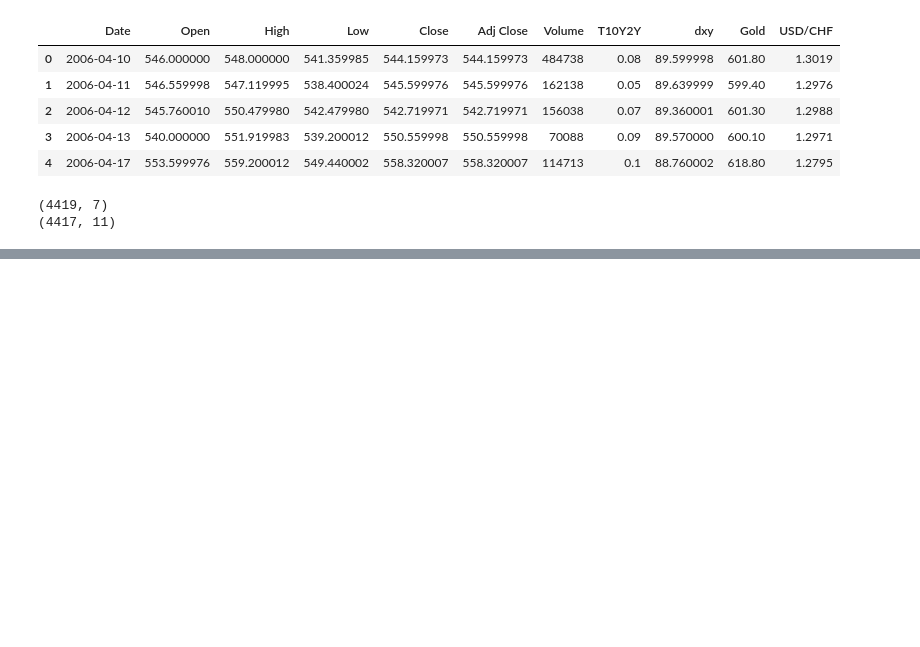
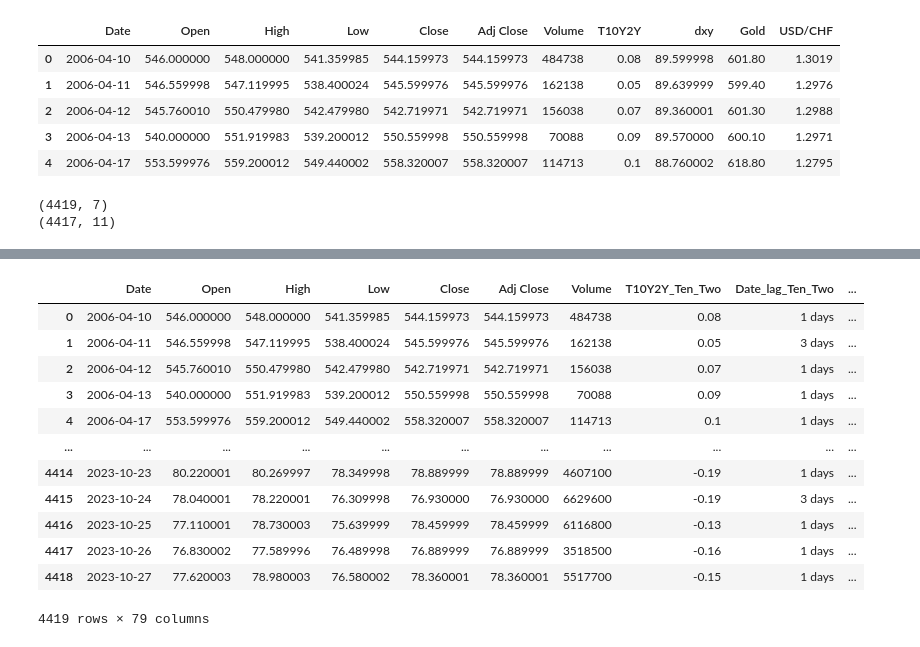
Before and after one commit to VibhuKrovvidi/USO_ETF_Day_Trading, a Jupyter notebook: notebooks/0_data_augmentation.ipynb, the cells around one changed output, grey strips where cells are left out. Cells and saved outputs as stored; diff of their text form; code cells hidden in the pictures; blank space fills up the shorter version.

Commit message:
Add master list of columns

```diff
--- a/notebooks/0_data_augmentation.ipynb
+++ b/notebooks/0_data_augmentation.ipynb
@@ -9,6 +9,9 @@ ten_two_df = pd.read_csv('../data/T10Y2Y.csv')
 dxy_df = pd.read_csv('../data/DX-Y.NYB.csv')
 gold_df = pd.read_csv('../data/Gold.csv')
 chf_df = pd.read_csv('../data/CHF.csv')
+bno_df = pd.read_csv("../data/BNO.csv")
+gsci_df = pd.read_csv("../data/GSCI.csv")
+usl_df = pd.read_csv("../data/USL.csv")
 # %%
 def update_date_field_type(df):
     df['Date'] = pd.to_datetime(df['Date'])
@@ -18,6 +21,9 @@ update_date_field_type(ten_two_df)
 update_date_field_type(dxy_df)
 update_date_field_type(gold_df)
 update_date_field_type(chf_df)
+update_date_field_type(bno_df)
+update_date_field_type(gsci_df)
+update_date_field_type(usl_df)
 # %%
 uso_df.head()
 # %% [output]
@@ -148,0 +164,17 @@ print(uso_extended_df.shape)
+# %%
+base_df = uso_df.copy()
+to_merge_list = [ten_two_df, dxy_df, gold_df, chf_df, bno_df, gsci_df, usl_df]
+to_merge_names = ["_Ten_Two", "_DXY", "_GOLD", "_CHF", "_BNO", "_GSCI", "_USL"]
+
+for idx, to_merge in enumerate(to_merge_list):
+    for col in to_merge.columns:
+        try:
+            to_merge[str(col)+"_lag"] = to_merge[col].shift(1).diff()
+        except:
+            print(col)
+    to_merge = to_merge.rename(columns={col: col + to_merge_names[idx] for col in to_merge.columns if col != 'Date'})
+
+    # Create lag open, lag close, lag high, lag low, lag volume
+
+    base_df = base_df.merge(to_merge, how='left', on='Date', suffixes=('', to_merge_names[idx]))
+    print(base_df.shape)
@@ -148,0 +198,17 @@ print(uso_extended_df.shape)
+# %%
+pd.set_option('display.max_columns', 100)
+base_df
+# %% [output]
+|  | Date | Open | High | Low | Close | Adj Close | Volume | T10Y2Y_Ten_Two | Date_lag_Ten_Two | ... |
+| 0 | 2006-04-10 | 546.000000 | 548.000000 | 541.359985 | 544.159973 | 544.159973 | 484738 | 0.08 | 1 days | ... |
+| 1 | 2006-04-11 | 546.559998 | 547.119995 | 538.400024 | 545.599976 | 545.599976 | 162138 | 0.05 | 3 days | ... |
+| 2 | 2006-04-12 | 545.760010 | 550.479980 | 542.479980 | 542.719971 | 542.719971 | 156038 | 0.07 | 1 days | ... |
+| 3 | 2006-04-13 | 540.000000 | 551.919983 | 539.200012 | 550.559998 | 550.559998 | 70088 | 0.09 | 1 days | ... |
+| 4 | 2006-04-17 | 553.599976 | 559.200012 | 549.440002 | 558.320007 | 558.320007 | 114713 | 0.1 | 1 days | ... |
+| ... | ... | ... | ... | ... | ... | ... | ... | ... | ... | ... |
+| 4414 | 2023-10-23 | 80.220001 | 80.269997 | 78.349998 | 78.889999 | 78.889999 | 4607100 | -0.19 | 1 days | ... |
+| 4415 | 2023-10-24 | 78.040001 | 78.220001 | 76.309998 | 76.930000 | 76.930000 | 6629600 | -0.19 | 3 days | ... |
+| 4416 | 2023-10-25 | 77.110001 | 78.730003 | 75.639999 | 78.459999 | 78.459999 | 6116800 | -0.13 | 1 days | ... |
+| 4417 | 2023-10-26 | 76.830002 | 77.589996 | 76.489998 | 76.889999 | 76.889999 | 3518500 | -0.16 | 1 days | ... |
+| 4418 | 2023-10-27 | 77.620003 | 78.980003 | 76.580002 | 78.360001 | 78.360001 | 5517700 | -0.15 | 1 days | ... |
+4419 rows × 79 columns
```
Also changed, not shown: parts of 4 cells of this notebook, 1 other file.
